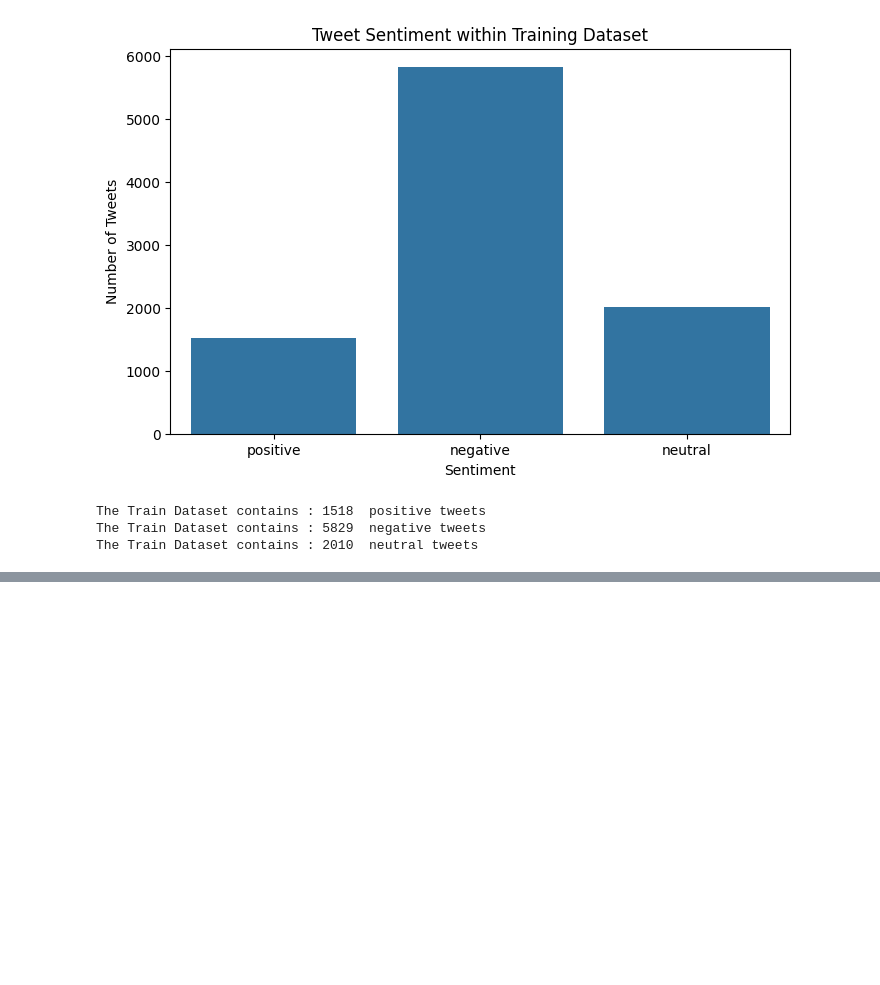
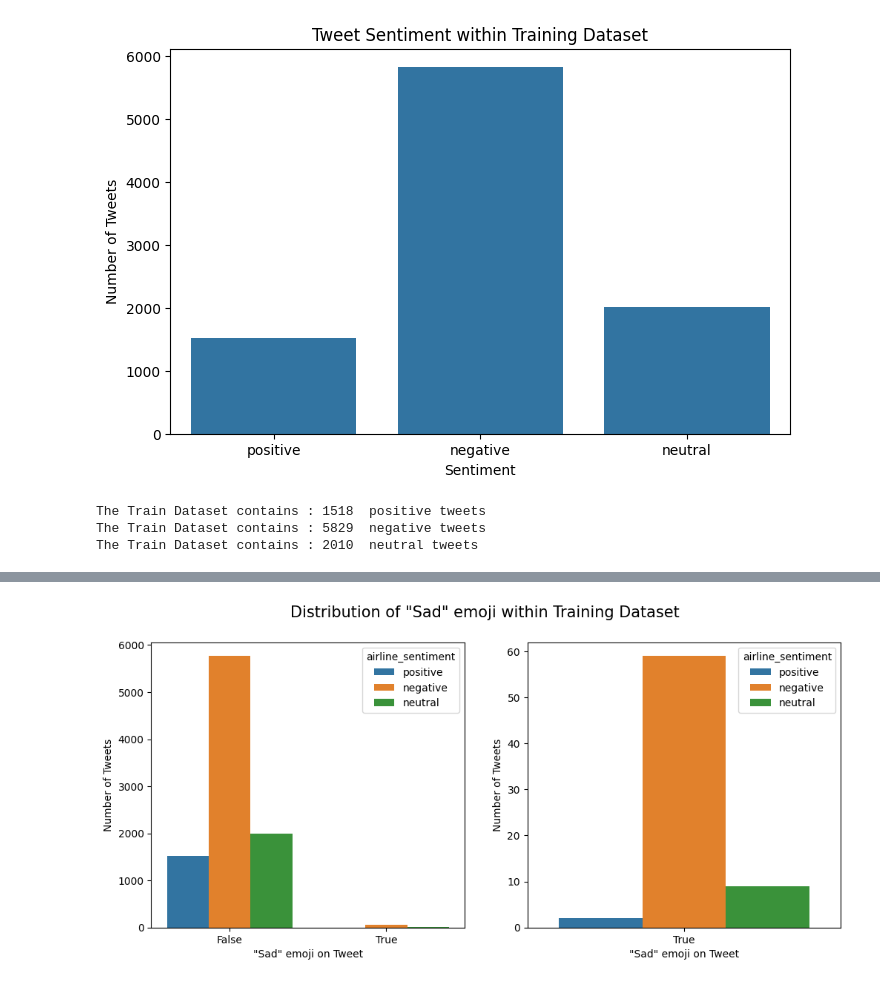
Before and after one commit to elyte5star/NLP, a Jupyter notebook: DAT305.ipynb, the cells around one changed output, grey strips where cells are left out. Saved outputs shown, nothing was run; the diff lists cells and outputs as text; code cells hidden in the pictures; blank space fills up the shorter version.

```diff
--- a/DAT305.ipynb
+++ b/DAT305.ipynb
@@ -193,0 +293,14 @@ The Train Dataset contains : 2010  neutral tweets
+# %%
+f, axes = plt.subplots(1,2,figsize=(12, 5))
+ax = sns.countplot(x="sad_emoji_flag", hue="airline_sentiment", data=train_set,ax=axes[0])
+ax.set(xticklabels=['False','True'])
+ax.set_xlabel('"Sad" emoji on Tweet')
+ax.set_ylabel('Number of Tweets')
+ax = sns.countplot(x="sad_emoji_flag", hue="airline_sentiment", data=train_set[train_set.sad_emoji_flag==1],ax=axes[1])
+ax.set(xticklabels=['True'])
+ax.set_xlabel('"Sad" emoji on Tweet')
+ax.set_ylabel('Number of Tweets')
+f.suptitle('Distribution of "Sad" emoji within Training Dataset',fontsize=15)
+del ax,f,axes
+# %% [output]
+[figure, added]
```
Also changed, not shown: parts of 29 cells of this notebook.
